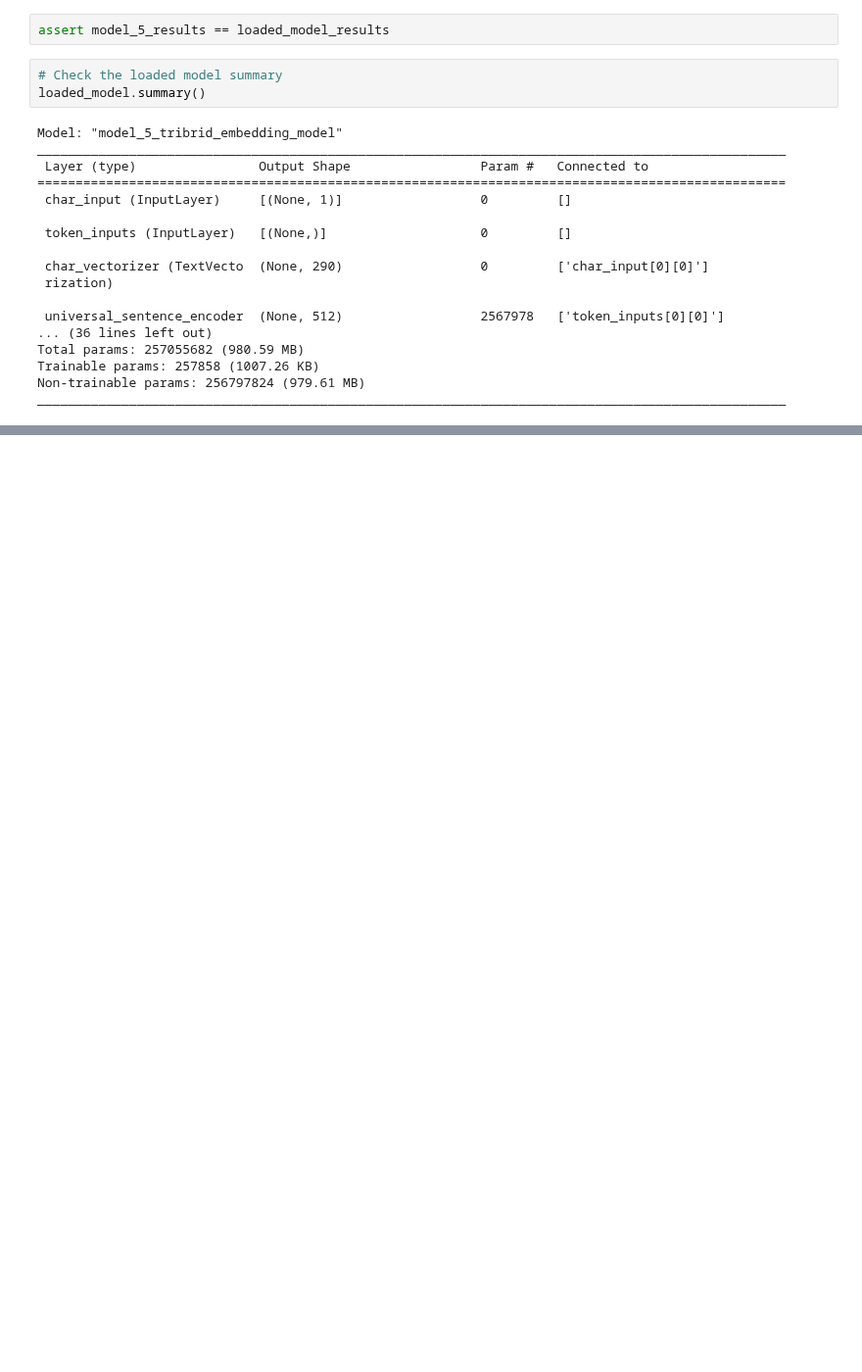
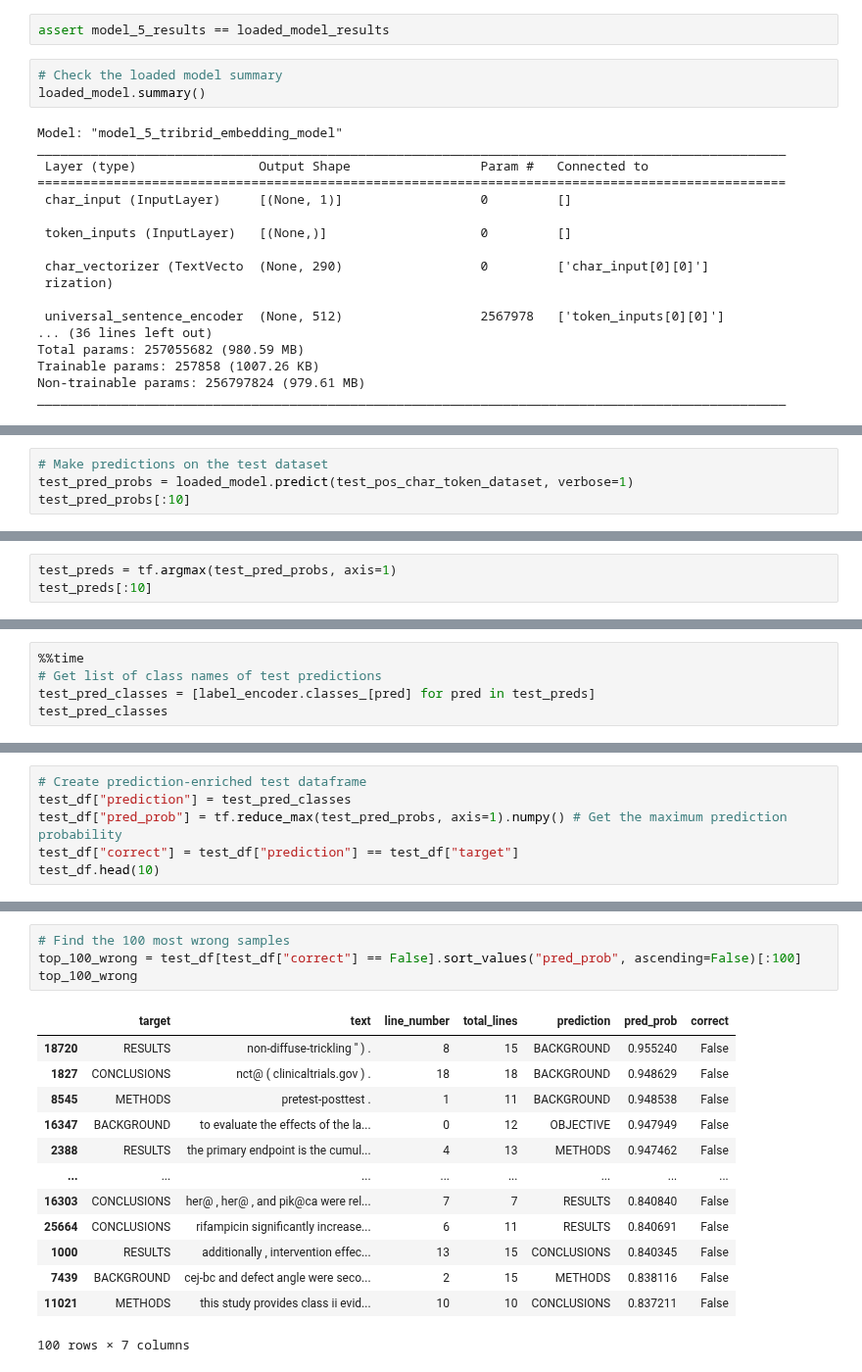
Before and after one commit to Adnan-edu/tensorflow-deep-learning, a Jupyter notebook: 09_SkimLit_nlp_milestone_project_2.ipynb, the cells around one changed output, grey strips where cells are left out. Shown at 98% size. Saved outputs shown, nothing was run; the diff lists cells and outputs as text; blank space fills up the shorter version.

Commit message:
Find the most wrong prediction and predicted on RCT abstracts from the wild)

```diff
--- a/09_SkimLit_nlp_milestone_project_2.ipynb
+++ b/09_SkimLit_nlp_milestone_project_2.ipynb
@@ -1496,0 +1511,4 @@ loaded_model.evaluate(val_char_token_pos_dataset)
+# %%
+# Make predictions on the test dataset
+test_pred_probs = loaded_model.predict(test_pos_char_token_dataset, verbose=1)
+test_pred_probs[:10]
@@ -1496,0 +1528,3 @@ loaded_model.evaluate(val_char_token_pos_dataset)
+# %%
+test_preds = tf.argmax(test_pred_probs, axis=1)
+test_preds[:10]
@@ -1496,0 +1547,5 @@ loaded_model.evaluate(val_char_token_pos_dataset)
+# %%
+%%time
+# Get list of class names of test predictions
+test_pred_classes = [label_encoder.classes_[pred] for pred in test_preds]
+test_pred_classes
@@ -1496,0 +1572,6 @@ loaded_model.evaluate(val_char_token_pos_dataset)
+# %%
+# Create prediction-enriched test dataframe
+test_df["prediction"] = test_pred_classes
+test_df["pred_prob"] = tf.reduce_max(test_pred_probs, axis=1).numpy() # Get the maximum prediction probability
+test_df["correct"] = test_df["prediction"] == test_df["target"]
+test_df.head(10)
@@ -1496,0 +1590,18 @@ loaded_model.evaluate(val_char_token_pos_dataset)
+# %%
+# Find the 100 most wrong samples
+top_100_wrong = test_df[test_df["correct"] == False].sort_values("pred_prob", ascending=False)[:100]
+top_100_wrong
+# %% [output]
+|  | target | text | line_number | total_lines | prediction | pred_prob | correct |
+| 18720 | RESULTS | non-diffuse-trickling '' ) . | 8 | 15 | BACKGROUND | 0.955240 | False |
+| 1827 | CONCLUSIONS | nct@ ( clinicaltrials.gov ) . | 18 | 18 | BACKGROUND | 0.948629 | False |
+| 8545 | METHODS | pretest-posttest . | 1 | 11 | BACKGROUND | 0.948538 | False |
+| 16347 | BACKGROUND | to evaluate the effects of the la... | 0 | 12 | OBJECTIVE | 0.947949 | False |
+| 2388 | RESULTS | the primary endpoint is the cumul... | 4 | 13 | METHODS | 0.947462 | False |
+| ... | ... | ... | ... | ... | ... | ... | ... |
+| 16303 | CONCLUSIONS | her@ , her@ , and pik@ca were rel... | 7 | 7 | RESULTS | 0.840840 | False |
+| 25664 | CONCLUSIONS | rifampicin significantly increase... | 6 | 11 | RESULTS | 0.840691 | False |
+| 1000 | RESULTS | additionally , intervention effec... | 13 | 15 | CONCLUSIONS | 0.840345 | False |
+| 7439 | BACKGROUND | cej-bc and defect angle were seco... | 2 | 15 | METHODS | 0.838116 | False |
+| 11021 | METHODS | this study provides class ii evid... | 10 | 10 | CONCLUSIONS | 0.837211 | False |
+100 rows × 7 columns
```
Also changed, not shown: parts of 59 cells of this notebook.
